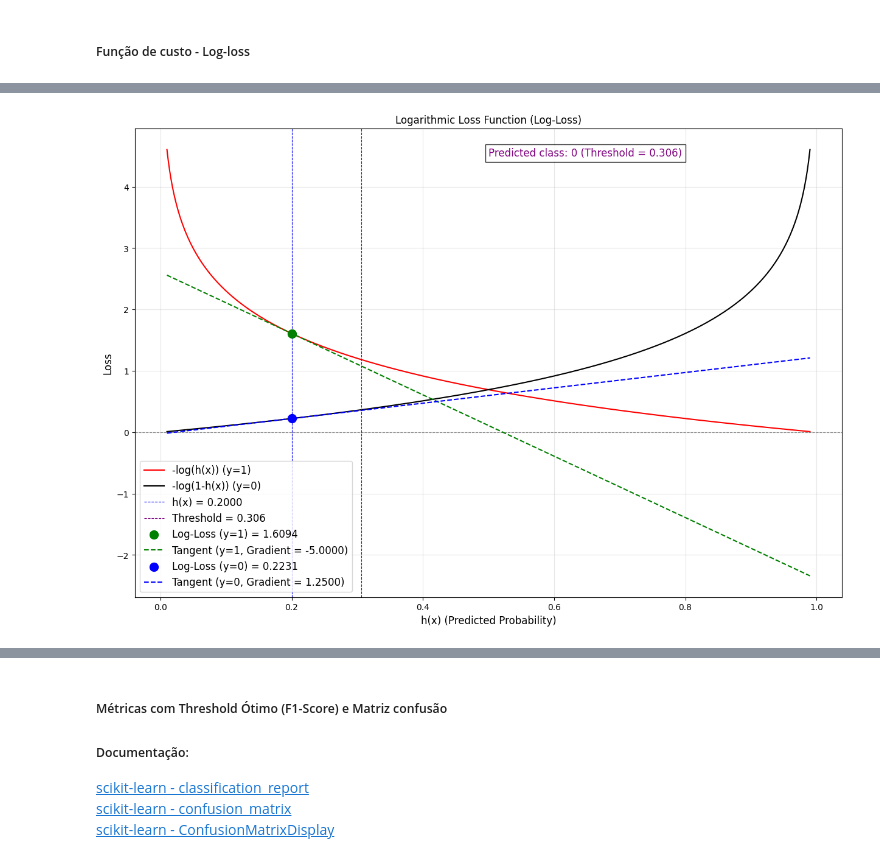
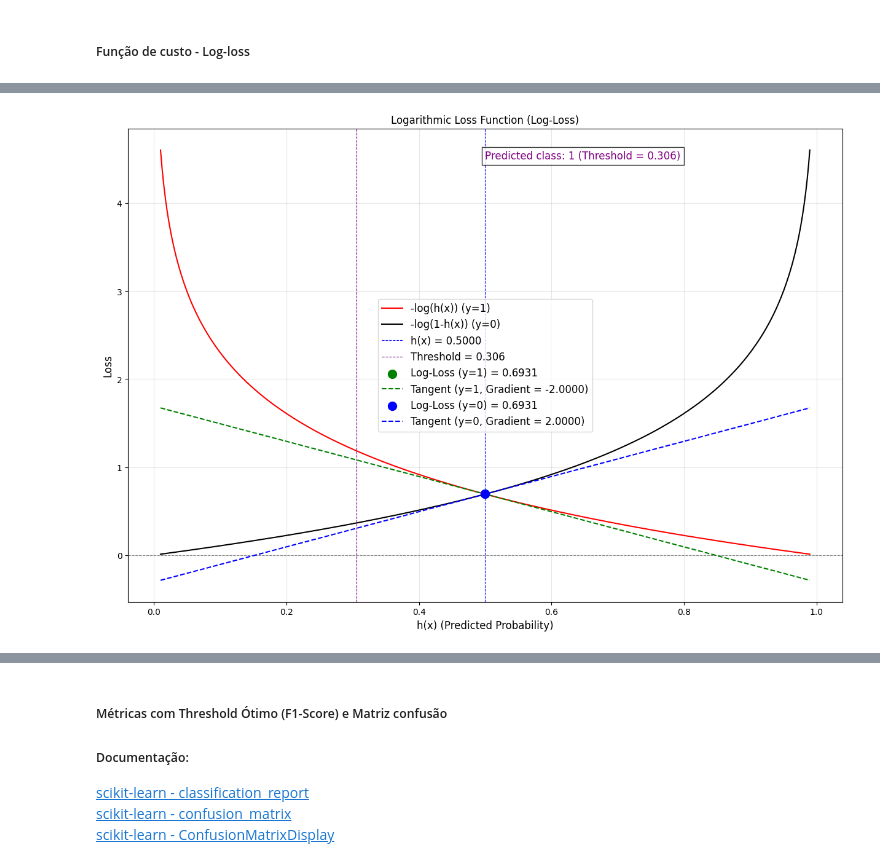
Before and after one commit to RodrigoCamposDS/churn-prediction, a Jupyter notebook: project/notebooks/05-evaluation.ipynb, the cells around one changed output, grey strips where cells are left out. Saved outputs shown, nothing was run; the diff lists cells and outputs as text; code cells hidden in the pictures.

```diff
--- a/project/notebooks/05-evaluation.ipynb
+++ b/project/notebooks/05-evaluation.ipynb
@@ -165,12 +165,13 @@ Norma do Gradiente: 6.6331
 # %%
 plot_log_loss_with_custom_input(
-    probability=0.2,
+    probability=0.5,
     log_loss=log_loss_geral,
     gradient=gradient_norm,
     threshold=optimal_threshold_lr
+
 )
 # %% [output]
-[figure, old version]
+[figure, new version]
 # %%
 monitorar_custo_gradiente(model_lr, X_train, y_train, max_iter=100, nome_arquivo='Evolução da Função de Custo e do Gradiente')
 # %% [output]
```
Also changed, not shown: parts of 27 cells of this notebook, 42 other files.
